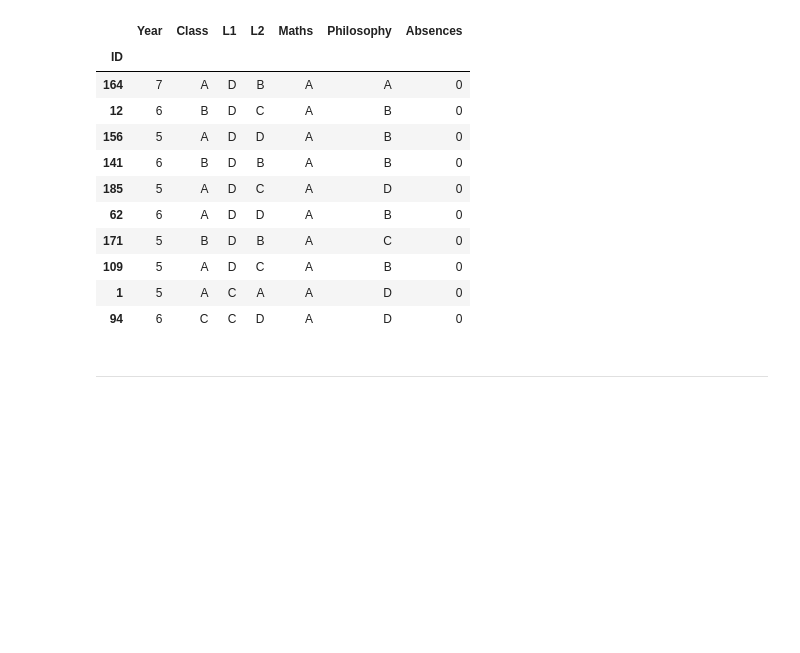
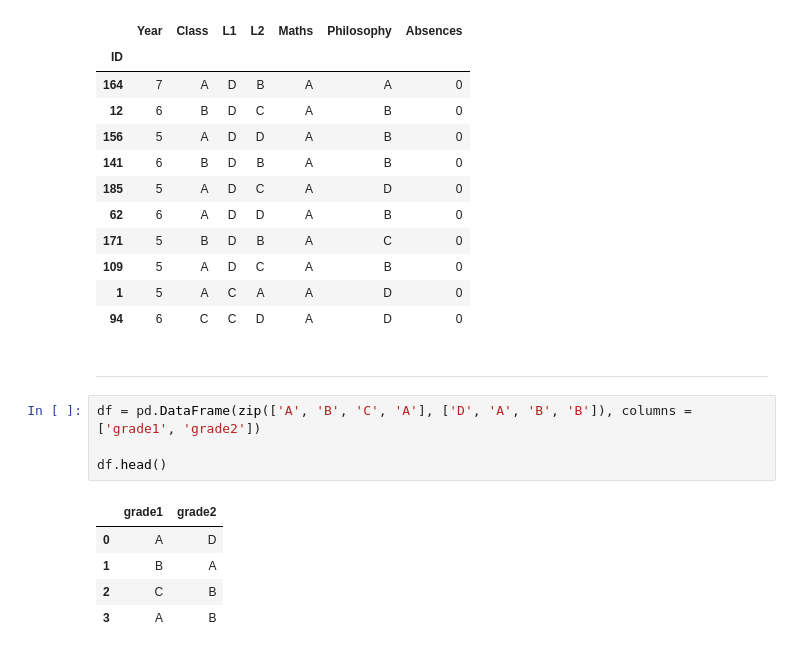
Before and after one commit to Pankaj-khator/pandas_challenge, a Jupyter notebook: pandas_challenge.ipynb, the cells around one changed output. Saved outputs shown, nothing was run; the diff lists cells and outputs as text; blank space fills up the shorter version.

```diff
--- a/pandas_challenge.ipynb
+++ b/pandas_challenge.ipynb
@@ -374,3 +374,13 @@ math_a_students.head(10)
 | 94 | 6 | C | C | D | A | D | 0 |
 # %% [markdown]
 ---
+# %%
+df = pd.DataFrame(zip(['A', 'B', 'C', 'A'], ['D', 'A', 'B', 'B']), columns = ['grade1', 'grade2'])
+
+df.head()
+# %% [output]
+|  | grade1 | grade2 |
+| 0 | A | D |
+| 1 | B | A |
+| 2 | C | B |
+| 3 | A | B |
```
Also changed, not shown: parts of 11 cells of this notebook.
